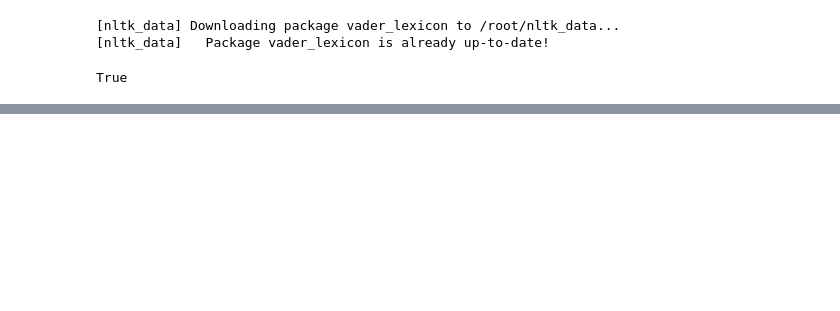
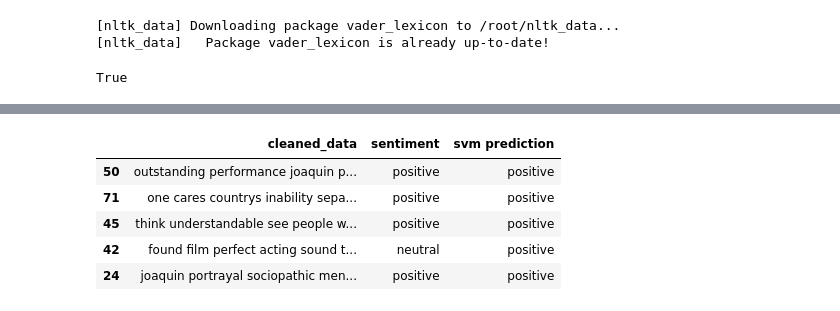
Before and after one commit to akhiltabjula/ComputationalMethodsForInformationSystems, a Jupyter notebook: In_class_exercise_08.ipynb, the cells around one changed output, grey strips where cells are left out. Saved outputs shown, nothing was run; the diff lists cells and outputs as text; code cells hidden in the pictures; blank space fills up the shorter version.

```diff
--- a/In_class_exercise_08.ipynb
+++ b/In_class_exercise_08.ipynb
@@ -185,0 +186,16 @@ result2_df.head(5)
+# %%
+import sklearn
+from sklearn.pipeline import Pipeline as p
+from sklearn import feature_extraction as fe, model_selection as ms, svm, linear_model as mdl
+object_val = p([('cv', fe.text.CountVectorizer()),('tf-idf', fe.text.TfidfTransformer()),('type', mdl.SGDClassifier())])
+# %%
+train, test = ms.train_test_split(result2_df[["cleaned_data","sentiment"]], test_size = 0.3)
+test["svm prediction"] = object_val.fit(train['cleaned_data'], train['sentiment']).predict(test['cleaned_data'])
+test.head(5)
+# %% [output]
+|  | cleaned_data | sentiment | svm prediction |
+| 50 | outstanding performance joaquin p... | positive | positive |
+| 71 | one cares countrys inability sepa... | positive | positive |
+| 45 | think understandable see people w... | positive | positive |
+| 42 | found film perfect acting sound t... | neutral | positive |
+| 24 | joaquin portrayal sociopathic men... | positive | positive |
```
Also changed, not shown: parts of 7 cells of this notebook.
